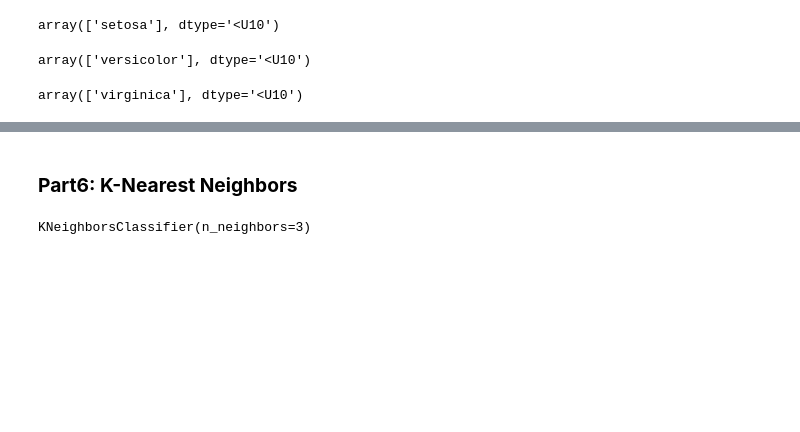
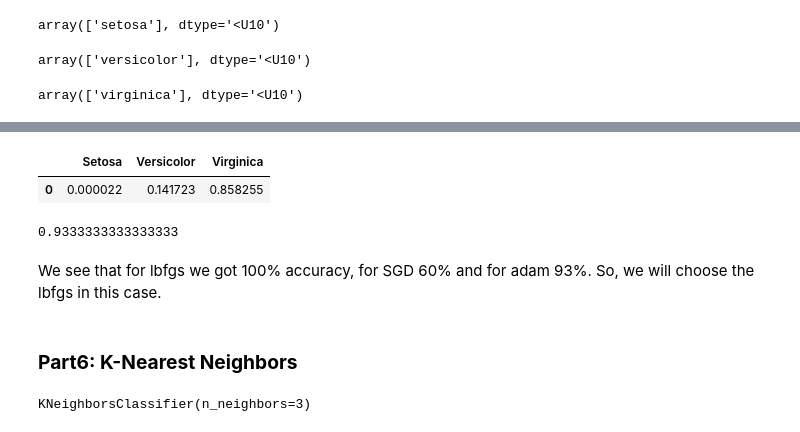
Before and after one commit to kabirulislam95/AI, a Jupyter notebook: Assainment04.ipynb, the cells around one changed output, grey strips where cells are left out. Saved outputs shown, nothing was run; the diff lists cells and outputs as text; code cells hidden in the pictures; blank space fills up the shorter version.

```diff
--- a/Assainment04.ipynb
+++ b/Assainment04.ipynb
@@ -222,0 +258,4 @@ model_neural.score(x_test.values,y_test)
+# %%
+# For Adam
+model_neural_adam = MLPClassifier(hidden_layer_sizes=(50,), max_iter=10, alpha=1e-4,solver='adam', verbose=10, tol=1e-4, random_state=1,learning_rate_init=.1)
+model_neural_adam.fit(x_train.values, y_train.values)
@@ -223,3 +275,16 @@ model_neural.score(x_test.values,y_test)
+# %%
+# Probability for adam
+pd.DataFrame(model_neural_adam.predict_proba([[1, 2, 3, 4]]), columns = ["Setosa", "Versicolor", "Virginica"])
+# %% [output]
+|  | Setosa | Versicolor | Virginica |
+| 0 | 0.000022 | 0.141723 | 0.858255 |
+# %%
+# print score for Adam
+model_neural_adam.score(x_test.values, y_test)
+# %% [output]
+0.9333333333333333
+# %% [markdown]
+We see that  for lbfgs we got 100% accuracy, for SGD 60% and for adam 93%. So, we will choose the lbfgs in this case.
 # %% [markdown]
 ### **Part6: K-Nearest Neighbors**
 # %%
```
Also changed, not shown: parts of 16 cells of this notebook.
